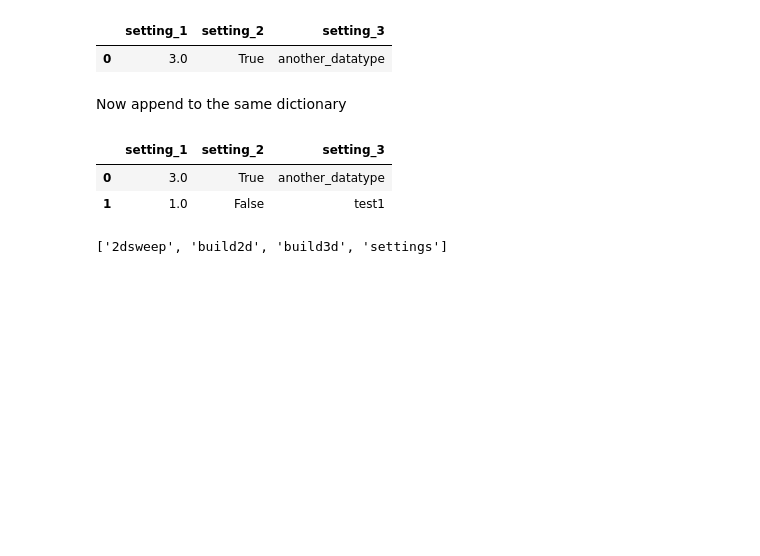
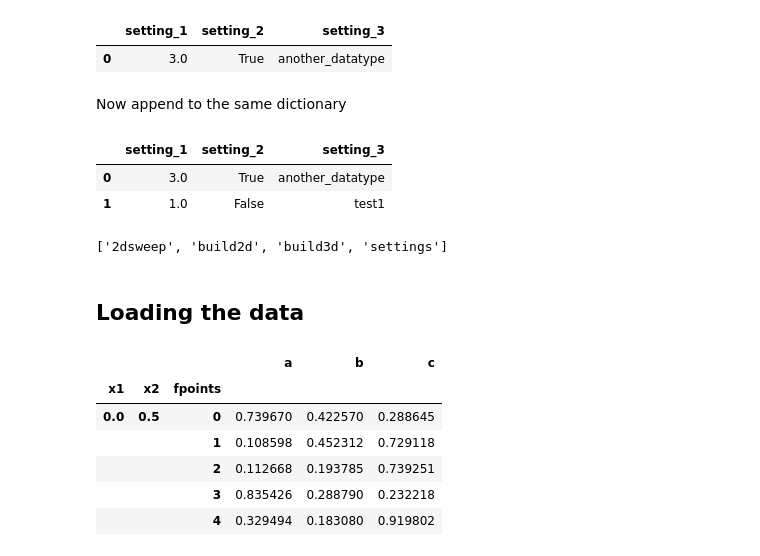
Before and after one commit to gkoolstra/panda_hero, a Jupyter notebook: demo.ipynb, the cells around one changed output. Saved outputs shown, nothing was run; the diff lists cells and outputs as text; code cells hidden in the pictures; blank space fills up the shorter version.

Commit message:
Add loading example

```diff
--- a/demo.ipynb
+++ b/demo.ipynb
@@ -230,3 +232,5 @@ df
 print(kp.get_keys(filepath))
 # %% [output]
 ['2dsweep', 'build2d', 'build3d', 'settings']
+# %% [markdown]
+## Loading the data
@@ -232,0 +239,10 @@ print(kp.get_keys(filepath))
+# %%
+df.head()
+# %% [output]
+|  |  |  | a | b | c |
+| x1 | x2 | fpoints |  |  |  |
+| 0.0 | 0.5 | 0 | 0.739670 | 0.422570 | 0.288645 |
+|  |  | 1 | 0.108598 | 0.452312 | 0.729118 |
+|  |  | 2 | 0.112668 | 0.193785 | 0.739251 |
+|  |  | 3 | 0.835426 | 0.288790 | 0.232218 |
+|  |  | 4 | 0.329494 | 0.183080 | 0.919802 |
```
Also changed, not shown: parts of 5 cells of this notebook, 1 other file.
